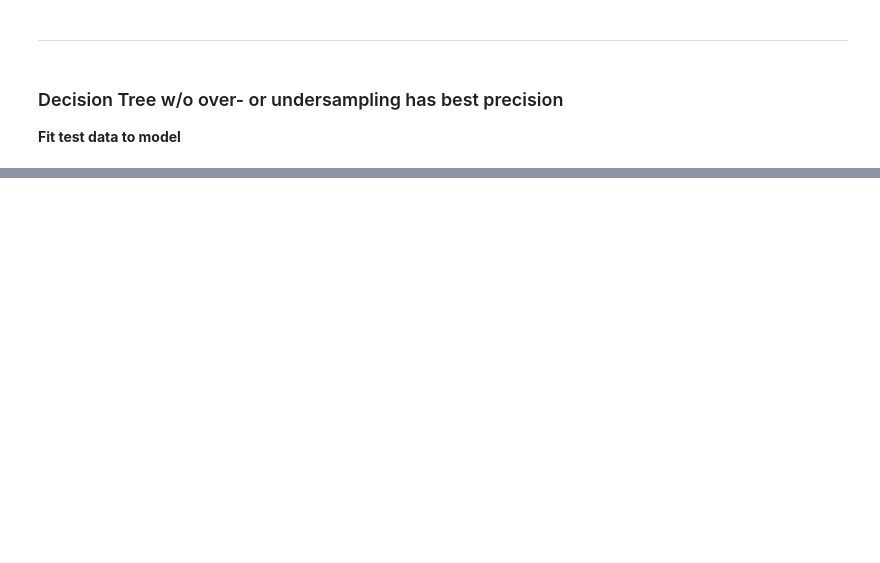
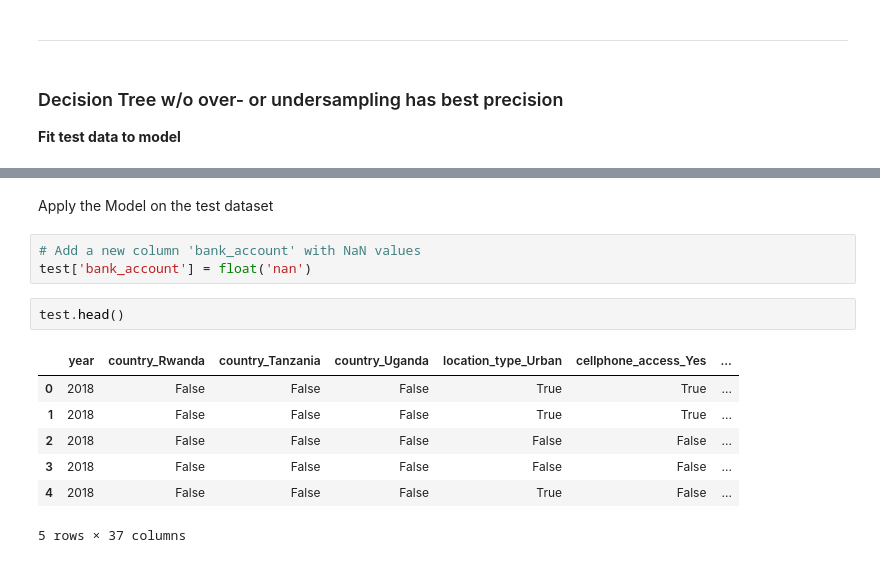
Before and after one commit to ShahiW/Financial-Inclusion-Project, a Jupyter notebook: Shahi.ipynb, the cells around one changed output, grey strips where cells are left out. Drawn from its saved outputs; the diff is of its cells as text; blank space fills up the shorter version.

```diff
--- a/Shahi.ipynb
+++ b/Shahi.ipynb
@@ -187,0 +415,15 @@ sns.countplot(x=test_new['bank_account'], hue=test_new['gender_of_respondent_Mal
+# %% [markdown]
+Apply the Model on the test dataset
+# %%
+# Add a new column 'bank_account' with NaN values
+test['bank_account'] = float('nan')
+# %%
+test.head()
+# %% [output]
+|  | year | country_Rwanda | country_Tanzania | country_Uganda | location_type_Urban | cellphone_access_Yes | ... |
+| 0 | 2018 | False | False | False | True | True | ... |
+| 1 | 2018 | False | False | False | True | True | ... |
+| 2 | 2018 | False | False | False | False | False | ... |
+| 3 | 2018 | False | False | False | False | False | ... |
+| 4 | 2018 | False | False | False | True | False | ... |
+5 rows × 37 columns
```
Also changed, not shown: parts of 29 cells of this notebook.
